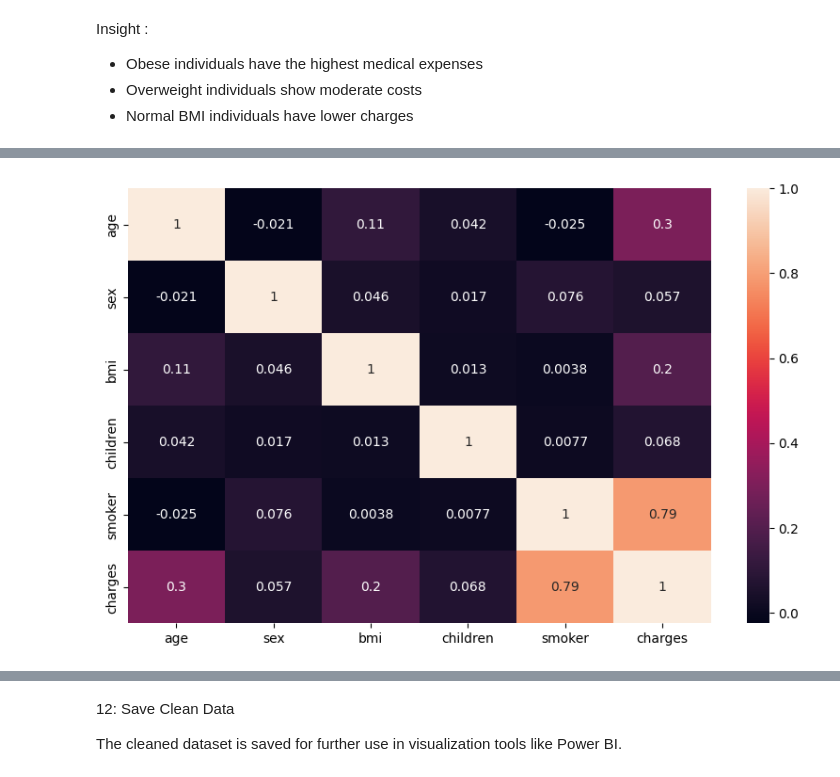
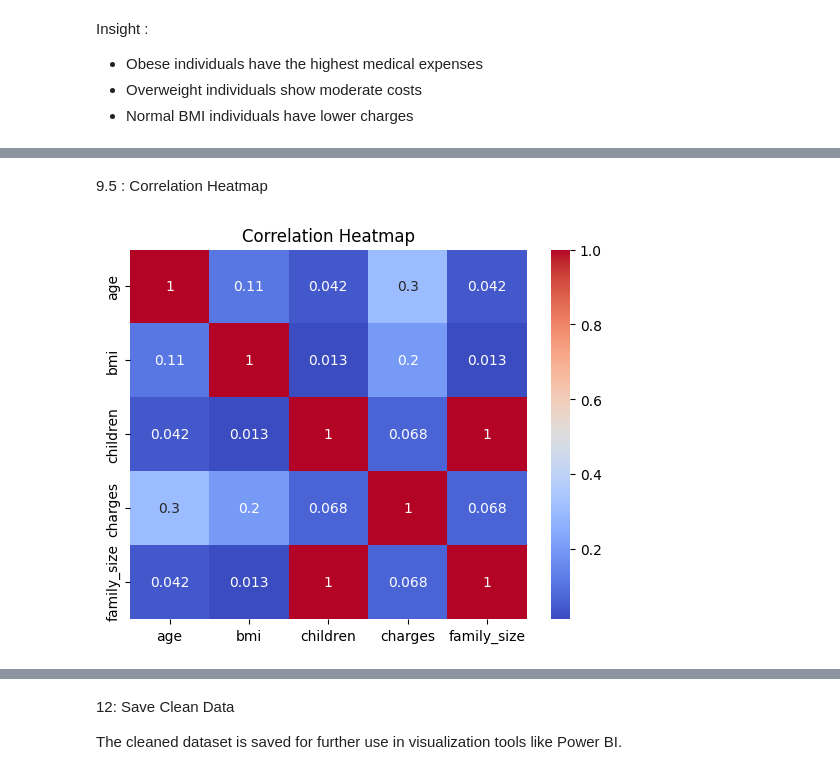
Before and after one commit to siva252005/healthcare-data-analytics, a Jupyter notebook: notebooks/healthcare_analysis.ipynb, the cells around one changed output, grey strips where cells are left out. Drawn from its saved outputs; the diff is of its cells as text; code cells hidden in the pictures.

```diff
--- a/notebooks/healthcare_analysis.ipynb
+++ b/notebooks/healthcare_analysis.ipynb
@@ -432,5 +404,0 @@ df = df.reset_index(drop=True)
-# %%
-df['smoker'] = df['smoker'].astype(int)
-df['charges'] = pd.to_numeric(df['charges'], errors='coerce')
-# %%
-df['smoker_label'] = df['smoker'].map({0: 'No', 1: 'Yes'})
@@ -479,12 +475,0 @@ Insight:
-# %%
-df = pd.read_csv("../data/raw/healthcare_raw.csv")
-# %%
-# remove missing values
-df = df.dropna()
-
-# encode
-df['sex'] = df['sex'].map({'male':1, 'female':0})
-df['smoker'] = df['smoker'].map({'yes':1, 'no':0})
-
-# one-hot encoding
-df = pd.get_dummies(df, columns=['region'], drop_first=True)
@@ -503,6 +476,16 @@ plt.show()
+# %% [markdown]
+9.5 : Correlation Heatmap
 # %%
-plt.figure(figsize=(10,6))
-sns.heatmap(df.select_dtypes(include='number').corr(), annot=True)
+import seaborn as sns
+import matplotlib.pyplot as plt
+
+# Correlation
+corr = df.corr(numeric_only=True)
+
+# Heatmap
+sns.heatmap(corr, annot=True, cmap='coolwarm')
+
+plt.title("Correlation Heatmap")
 plt.show()
 # %% [output]
-[figure, old version]
+[figure, new version]
```
Also changed, not shown: parts of 39 cells of this notebook.
